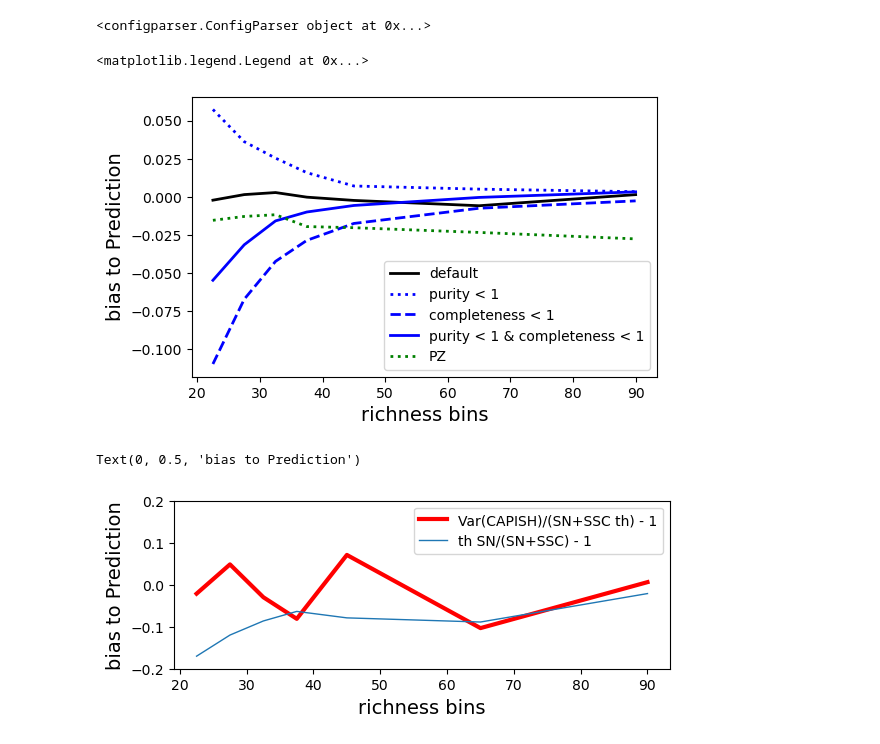
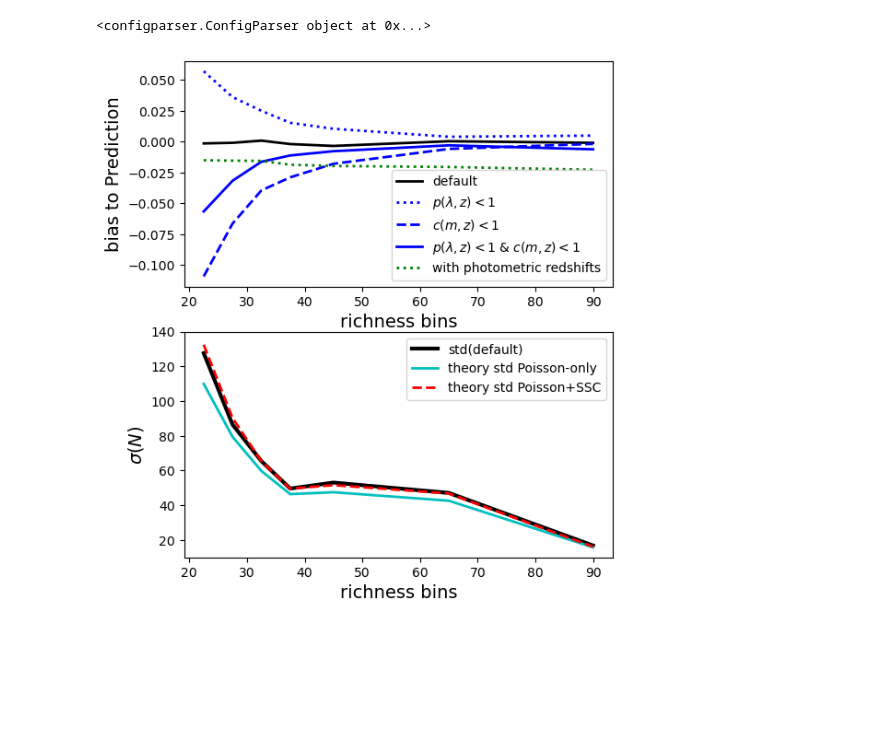
Before and after one commit to calumhrmurray/capish, a Jupyter notebook: validation_standard/fid_tutorial_capish_outputs_richness_redshift_bins.ipynb, the cells around one changed output. Drawn from its saved outputs; the diff is of its cells as text; code cells hidden in the pictures; blank space fills up the shorter version.

```diff
--- a/validation_standard/fid_tutorial_capish_outputs_richness_redshift_bins.ipynb
+++ b/validation_standard/fid_tutorial_capish_outputs_richness_redshift_bins.ipynb
@@ -57,41 +57,37 @@ Sij = SSC.compute_theoretical_Sij([[0.2, 0.5]], cosmo_fid, fsky, S_ij_type = 'fu
 std_default_capish = np.std(np.array(load('./capish_sims_at_fiducial_cosmology/default_capish_Gamma_1.0_noWL_noise.pkl'))[:,0], axis=0,)
 var_th = Nfid + Nfid **2 * bfid **2 * Sij[0]
 # %%
-plt.figure(figsize=(6,8))
+plt.figure(figsize=(6,7))
 plt.subplot(211)
 res_default_capish_10 = np.mean(np.array(load('./capish_sims_at_fiducial_cosmology/default_capish_Gamma_1.0_noWL_noise.pkl'))[:,0], axis=0)
 res_photoz = np.mean(np.array(load('./capish_sims_at_fiducial_cosmology/with_photoz.pkl'))[:,0], axis=0)
 not_pure = np.mean(np.array(load('./capish_sims_at_fiducial_cosmology/not_pure.pkl'))[:,0], axis=0)
 not_complete = np.mean(np.array(load('./capish_sims_at_fiducial_cosmology/incomplete.pkl'))[:,0], axis=0)
 not_pure_not_complete = np.mean(np.array(load('./capish_sims_at_fiducial_cosmology/not_pure_and_incomplete.pkl'))[:,0], axis=0)
 plt.plot(ClusterAbundanceObject.richness_centers, (res_default_capish_10)/Nfid - 1, '-k',  lw=2, label=r'default')
-plt.plot(ClusterAbundanceObject.richness_centers, (not_pure )/Nfid - 1, ':b', lw=2, label = 'purity < 1')
-plt.plot(ClusterAbundanceObject.richness_centers, (not_complete)/Nfid - 1, '--b', lw=2,label = 'completeness < 1')
+plt.plot(ClusterAbundanceObject.richness_centers, (not_pure )/Nfid - 1, ':b', lw=2, label = r'$p(\lambda, z) < 1$')
+plt.plot(ClusterAbundanceObject.richness_centers, (not_complete)/Nfid - 1, '--b', lw=2,label = r'$c(m,z) < 1$')
 plt.plot(ClusterAbundanceObject.richness_centers, (not_pure_not_complete)/Nfid - 1, '-b', lw=2,
-                                                     label = 'purity < 1 & completeness < 1')
-plt.plot(ClusterAbundanceObject.richness_centers, (res_photoz)/Nfid - 1, ':g', lw=2, label = 'PZ')
+                                                     label = r'$p(\lambda, z) < 1$ & $c(m,z) < 1$')
+plt.plot(ClusterAbundanceObject.richness_centers, (res_photoz)/Nfid - 1, ':g', lw=2, label = 'with photometric redshifts')
 #plt.ylim(-0.15, 0.15)
 plt.xlabel('richness bins', fontsize=14)
 plt.ylabel('bias to Prediction', fontsize=14)
 plt.legend()
+
+plt.subplot(212)
+plt.plot(ClusterAbundanceObject.richness_centers, std_default_capish, '-k', lw=3, label = 'std(default)')
+plt.plot(ClusterAbundanceObject.richness_centers, np.sqrt(Nfid), '-c', lw=2, label = 'theory std Poisson-only')
+plt.plot(ClusterAbundanceObject.richness_centers, np.sqrt(var_th), '--r', lw=2, label = 'theory std Poisson+SSC')
+plt.legend()
+plt.xlabel('richness')
+plt.ylim(10, 140)
+plt.xlabel('richness bins', fontsize=14)
+plt.ylabel(r'$\sigma(N)$', fontsize=14)
+#plt.yscale('log')
+plt.savefig(f'count_bias.png', dpi = 300, bbox_inches='tight',)
 # %% [output]
-<matplotlib.legend.Legend at 0x...>
-[figure, old version]
+[figure, new version]
-# %%
-
-
-plt.subplot(212)
-plt.plot(ClusterAbundanceObject.richness_centers, std_default_capish/np.sqrt(var_th) - 1, '-r', lw=3, label = 'Var(CAPISH)/(SN+SSC th) - 1')
-plt.plot(ClusterAbundanceObject.richness_centers, np.sqrt(Nfid)/np.sqrt(var_th) - 1, '-', lw=1, label = 'th SN/(SN+SSC) - 1')
-plt.legend()
-plt.xlabel('richness')
-plt.ylim(-0.20, 0.20)
-plt.xlabel('richness bins', fontsize=14)
-plt.ylabel('bias to Prediction', fontsize=14)
-#plt.plot(ClusterAbundanceObject.richness_centers, std_default_capish/np.sqrt(Nfid) - 1, ':', lw=3, label = 'Default Capish')
-# %% [output]
-Text(0, 0.5, 'bias to Prediction')
-[figure, removed]
 # %%
 gamma = 1
 NMfid_gamma, Nth_m = ClusterAbundanceObject.model_mass(params_new, compute_new, adds_new,
```
Also changed, not shown: parts of 2 cells of this notebook, 5 other files.
